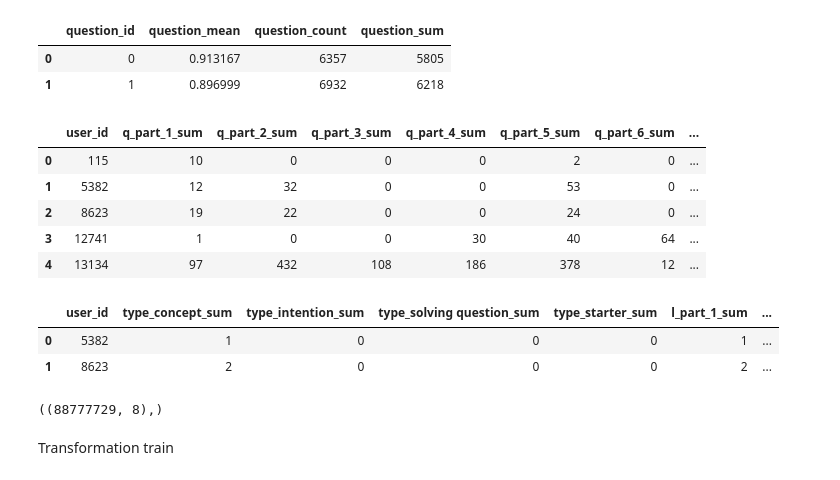
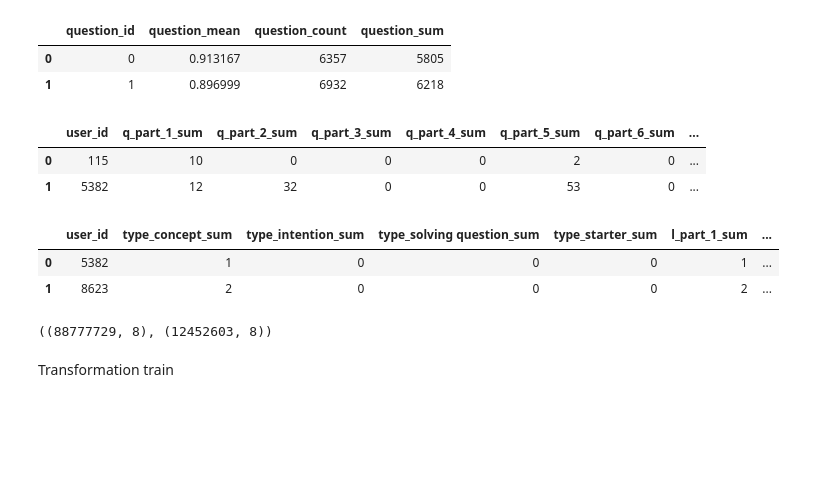
Before and after one commit to vikste/riiid-test-answer-prediction, a Jupyter notebook: riiid-test-answer-prediction.ipynb, the cells around one changed output. Saved outputs shown, nothing was run; the diff lists cells and outputs as text; code cells hidden in the pictures; blank space fills up the shorter version.

```diff
--- a/riiid-test-answer-prediction.ipynb
+++ b/riiid-test-answer-prediction.ipynb
@@ -303,4 +325,4 @@ r = Riiid()
 # %%
 # train_df = pd.read_csv(r.path/'train.csv', nrows=500000, dtype=r.dtype, usecols=r.usecols)
 train_df = r.load_data('train')
-# val_df = r.load_data('val')
+val_df = r.load_data('val')
@@ -342,14 +391,11 @@ r.train_question_target_stats.head(2)
 | 0 | 0 | 0.913167 | 6357 | 5805 |
 | 1 | 1 | 0.896999 | 6932 | 6218 |
 # %%
-r.train_user_question_types_sum.head()
+r.train_user_question_types_sum.head(2)
 # %% [output]
 |  | user_id | q_part_1_sum | q_part_2_sum | q_part_3_sum | q_part_4_sum | q_part_5_sum | q_part_6_sum | ... |
 | 0 | 115 | 10 | 0 | 0 | 0 | 2 | 0 | ... |
 | 1 | 5382 | 12 | 32 | 0 | 0 | 53 | 0 | ... |
-| 2 | 8623 | 19 | 22 | 0 | 0 | 24 | 0 | ... |
-| 3 | 12741 | 1 | 0 | 0 | 30 | 40 | 64 | ... |
-| 4 | 13134 | 97 | 432 | 108 | 186 | 378 | 12 | ... |
 # %%
 r.train_user_lecture_types_sum.head(2)
 # %% [output]
@@ -357,9 +403,9 @@ r.train_user_lecture_types_sum.head(2)
 | 0 | 5382 | 1 | 0 | 0 | 0 | 1 | ... |
 | 1 | 8623 | 2 | 0 | 0 | 0 | 2 | ... |
 # %%
-train_df.shape, #val_df.shape
+train_df.shape, val_df.shape
 # %% [output]
-((88777729, 8),)
+((88777729, 8), (12452603, 8))
 # %% [markdown]
 Transformation train
 # %%
```
Also changed, not shown: parts of 23 cells of this notebook.
